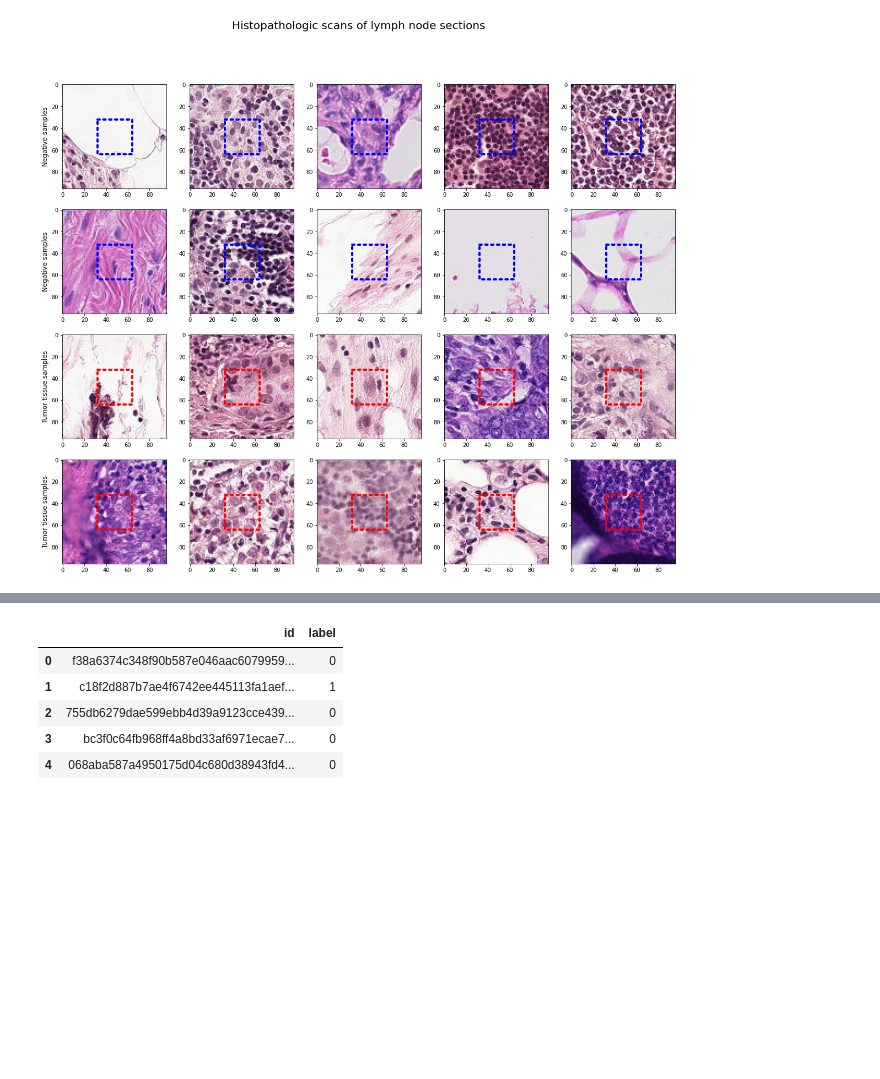
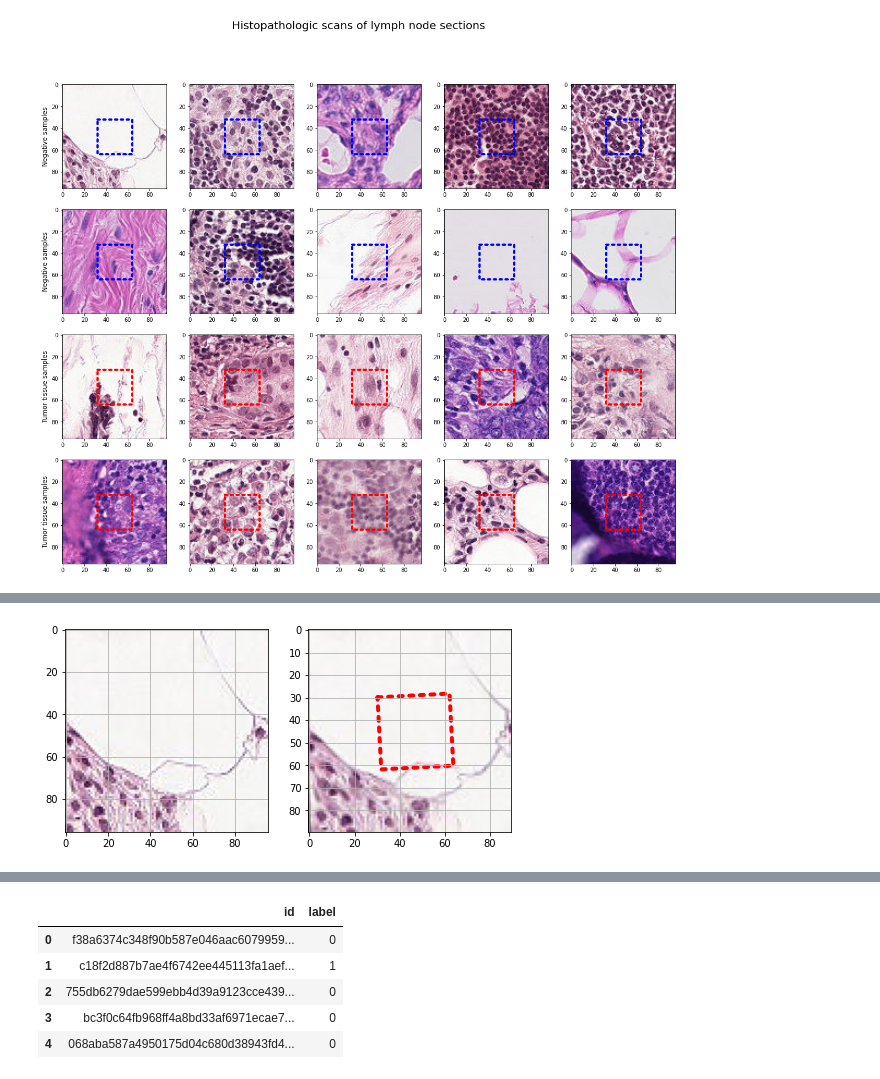
Before and after one commit to guoguolee88/Histopathologic-Cancer_Detection, a Jupyter notebook: KAGGLE_CANCER.ipynb, the cells around one changed output, grey strips where cells are left out. Drawn from its saved outputs; the diff is of its cells as text; code cells hidden in the pictures; blank space fills up the shorter version.

```diff
--- a/KAGGLE_CANCER.ipynb
+++ b/KAGGLE_CANCER.ipynb
@@ -214,0 +225,18 @@ print(type(val_idx))
+# %%
+import random
+ORIGINAL_SIZE = 96      # original size of the images - do not change
+
+# AUGMENTATION VARIABLES
+CROP_SIZE = 90          # final size after crop
+# CROP_SIZE = 80
+# CROP_SIZE = 66        # Ha senso mettere crop = 66, così non ci sono pixel neri dopo la rotazione
+# CROP_SIZE = 60
+# CROP_SIZE = 48
+RANDOM_ROTATION = 3     # range (0-180), 180 allows all rotation variations, 0=no change
+# RANDOM_ROTATION = 30
+# RANDOM_ROTATION = 45
+RANDOM_SHIFT = 2        # center crop shift in x and y axes, 0=no change. This cannot be more than (ORIGINAL_SIZE - CROP_SIZE)//2
+# RANDOM_SHIFT = 8
+RANDOM_BRIGHTNESS = 7   # range (0-100), 0=no change
+RANDOM_CONTRAST = 5     # range (0-100), 0=no change
+RANDOM_90_DEG_TURN = 1  # 0 or 1= random turn to left or right
@@ -214,0 +398,74 @@ print(type(val_idx))
+# %%
+# Read manually the image
+path = os.path.join(train_path, data[data['label'] == 0].loc[0,'id']) + '.tif'
+print(path)
+
+# OpenCV reads the image in bgr format by default
+bgr_img = cv2.imread(path)
+
+# We flip it to rgb for visualization purposes
+b,g,r = cv2.split(bgr_img)
+rgb_img = cv2.merge([r,g,b])
+
+fig, ax = plt.subplots(1,2, figsize=(8,16))
+ax[0].imshow(rgb_img)
+ax[0].grid(True)
+
+## Random flip
+#flip_hor = bool(random.getrandbits(1))
+#flip_ver = bool(random.getrandbits(1))
+#if(flip_hor):
+#    rgb_img = rgb_img[:, ::-1]
+#if(flip_ver):
+#    rgb_img = rgb_img[::-1, :]
+
+# random rotation
+# rotation = random.randint(-RANDOM_ROTATION,RANDOM_ROTATION)
+# if(RANDOM_90_DEG_TURN == 1):
+#    rotation += random.randint(-1,1) * 90
+
+# Clockwise rotation
+# rotation = 135
+rotation = RANDOM_ROTATION
+
+M = cv2.getRotationMatrix2D((48,48),rotation,1)   # the center point is the rotation anchor
+rgb_img = cv2.warpAffine(rgb_img,M,(96,96))
+
+#random x,y-shift
+# x = random.randint(-RANDOM_SHIFT, RANDOM_SHIFT)
+# y = random.randint(-RANDOM_SHIFT, RANDOM_SHIFT)
+# x = 8  # Horizontal shift to the right
+x = RANDOM_SHIFT  # Horizontal shift to the right
+y = 0             # Vertical shift to the bottom
+# RANDOM_SHIFT must be between 0 and (ORIGINAL_SIZE - CROP_SIZE) // 2
+
+# crop to center and normalize to 0-1 range
+start_crop = (ORIGINAL_SIZE - CROP_SIZE) // 2
+end_crop = start_crop + CROP_SIZE
+rgb_img = rgb_img[(start_crop - y):(end_crop - y), (start_crop - x):(end_crop - x)] / 255
+
+## Random brightness
+#br = random.randint(-RANDOM_BRIGHTNESS, RANDOM_BRIGHTNESS) / 100.
+#rgb_img = rgb_img + br
+
+## Random contrast
+#cr = 1.0 + random.randint(-RANDOM_CONTRAST, RANDOM_CONTRAST) / 100.
+#rgb_img = rgb_img * cr
+
+## clip values to 0-1 range
+#rgb_img = np.clip(rgb_img, 0, 1.0)
+
+ax[1].imshow(rgb_img)
+
+ts = ax[1].transData
+tr = mpl.transforms.Affine2D().rotate_deg_around(x = CROP_SIZE/2, y = CROP_SIZE/2, degrees = -rotation)
+tt = mpl.transforms.Affine2D().translate(x, y)
+t = tr + tt + ts
+
+box = patches.Rectangle((32-(ORIGINAL_SIZE - CROP_SIZE)/2,32-(ORIGINAL_SIZE - CROP_SIZE)/2),
+                         32,32,linewidth=4,edgecolor='r',
+                         facecolor='none', linestyle=':', capstyle='round',
+                         transform = t)
+ax[1].add_patch(box)
+ax[1].grid(True)
+# %% [output]
@@ -214,0 +473 @@ print(type(val_idx))
+[figure, added]
```
Also changed, not shown: parts of 51 cells of this notebook.
